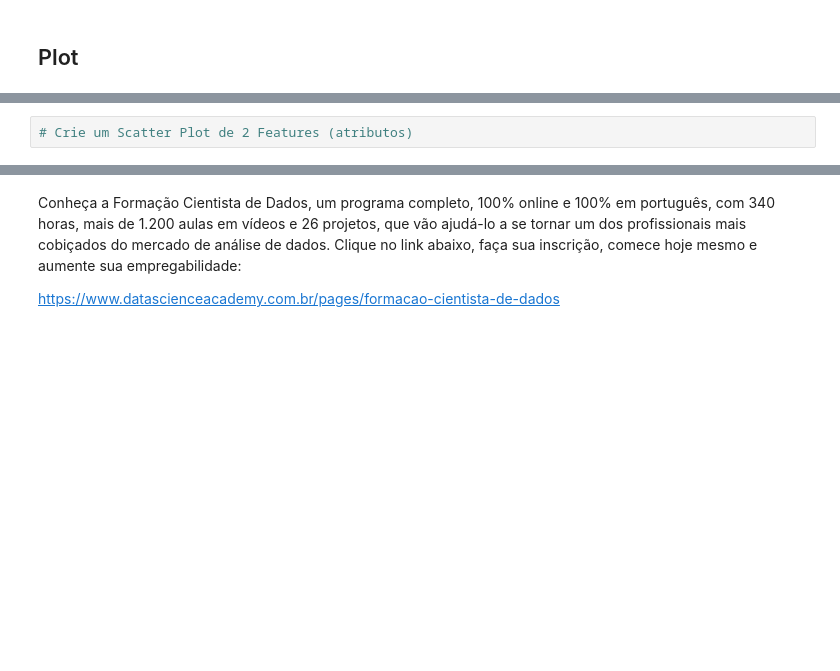
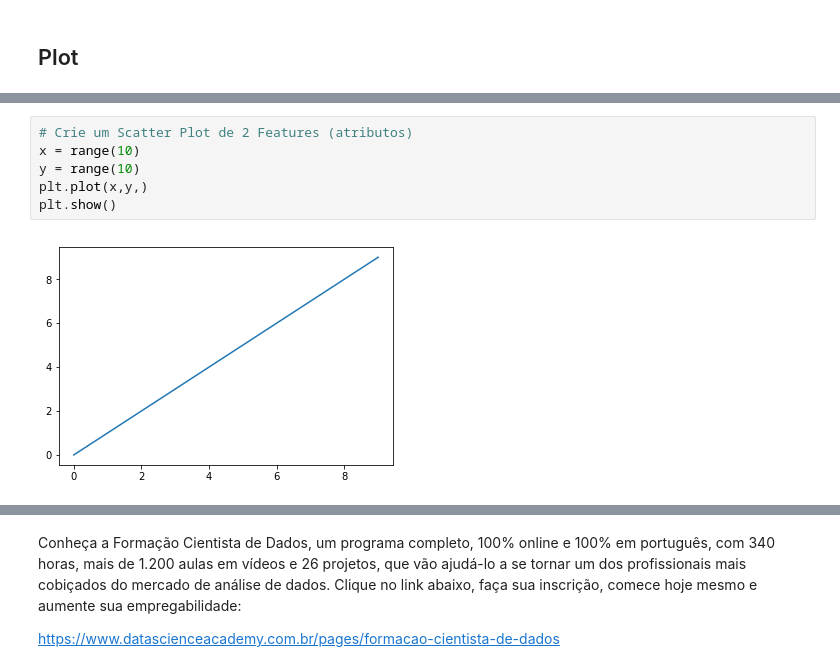
Before and after one commit to gabrielveigalima/PythonFundamentos, a Jupyter notebook: Cap09/Notebooks/DSA-Python-Cap09-Exercicio.ipynb, the cells around one changed output, grey strips where cells are left out. Drawn from its saved outputs; the diff is of its cells as text; blank space fills up the shorter version.

```diff
--- a/Cap09/Notebooks/DSA-Python-Cap09-Exercicio.ipynb
+++ b/Cap09/Notebooks/DSA-Python-Cap09-Exercicio.ipynb
@@ -196,4 +194,10 @@ dtype: int64
 # %%
 # Crie um Scatter Plot de 2 Features (atributos)
+x = range(10)
+y = range(10)
+plt.plot(x,y,)
+plt.show()
+# %% [output]
+[figure, added]
 # %%
 # Crie um Scatter Matrix das Features (atributos)
```
Also changed, not shown: parts of 6 cells of this notebook, 10 other files.
